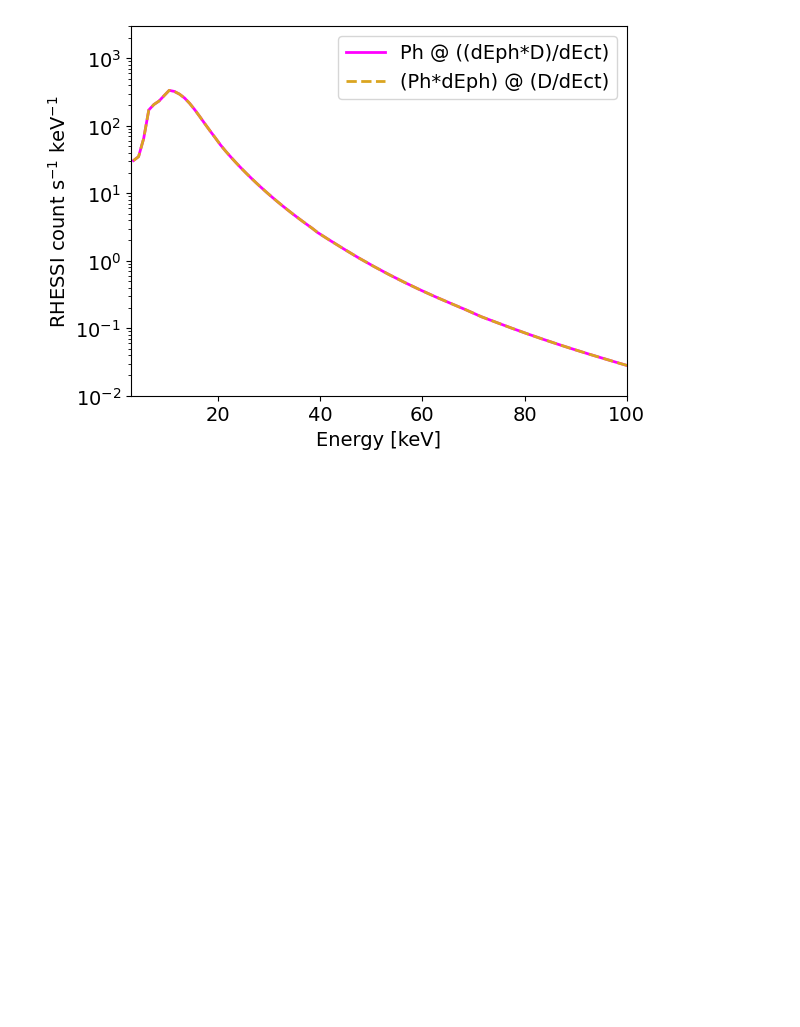
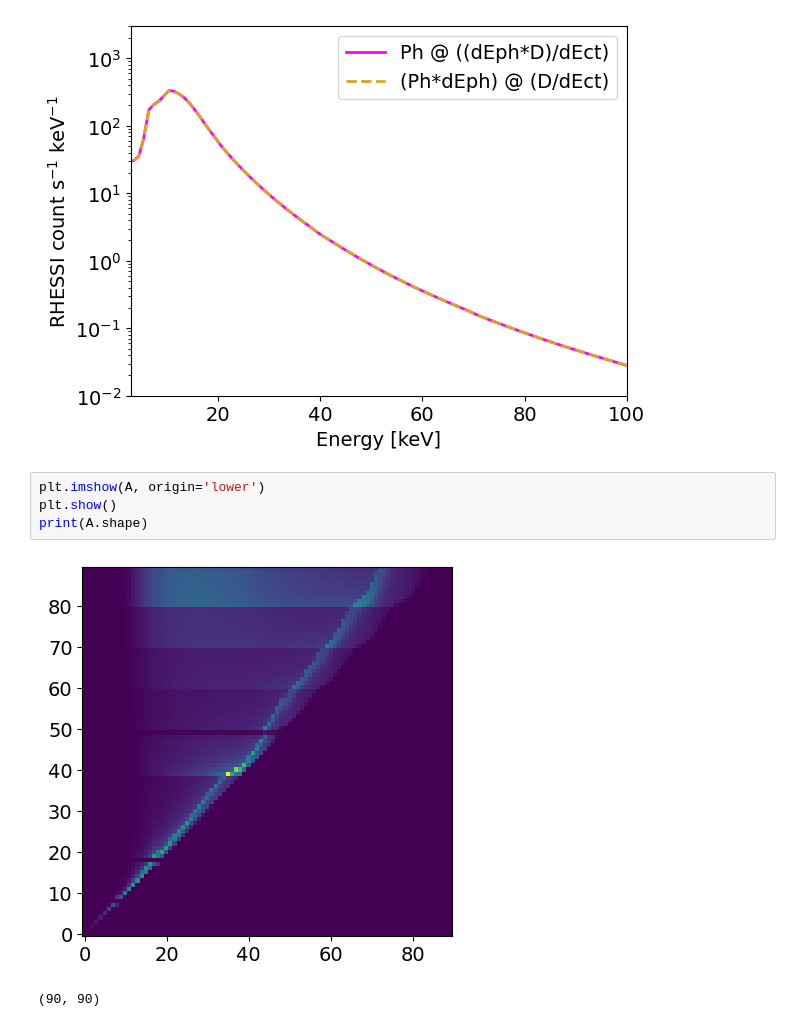
Before and after one commit to ianan/albedo_test, a Jupyter notebook: albedo_test.ipynb, the cells around one changed output. Saved outputs shown, nothing was run; the diff lists cells and outputs as text; blank space fills up the shorter version.

```diff
--- a/albedo_test.ipynb
+++ b/albedo_test.ipynb
@@ -299,3 +299,10 @@ plt.legend()
 plt.show()
 # %% [output]
 [figure]
+# %%
+plt.imshow(A, origin='lower')
+plt.show()
+print(A.shape)
+# %% [output]
+[figure, added]
+(90, 90)
```
